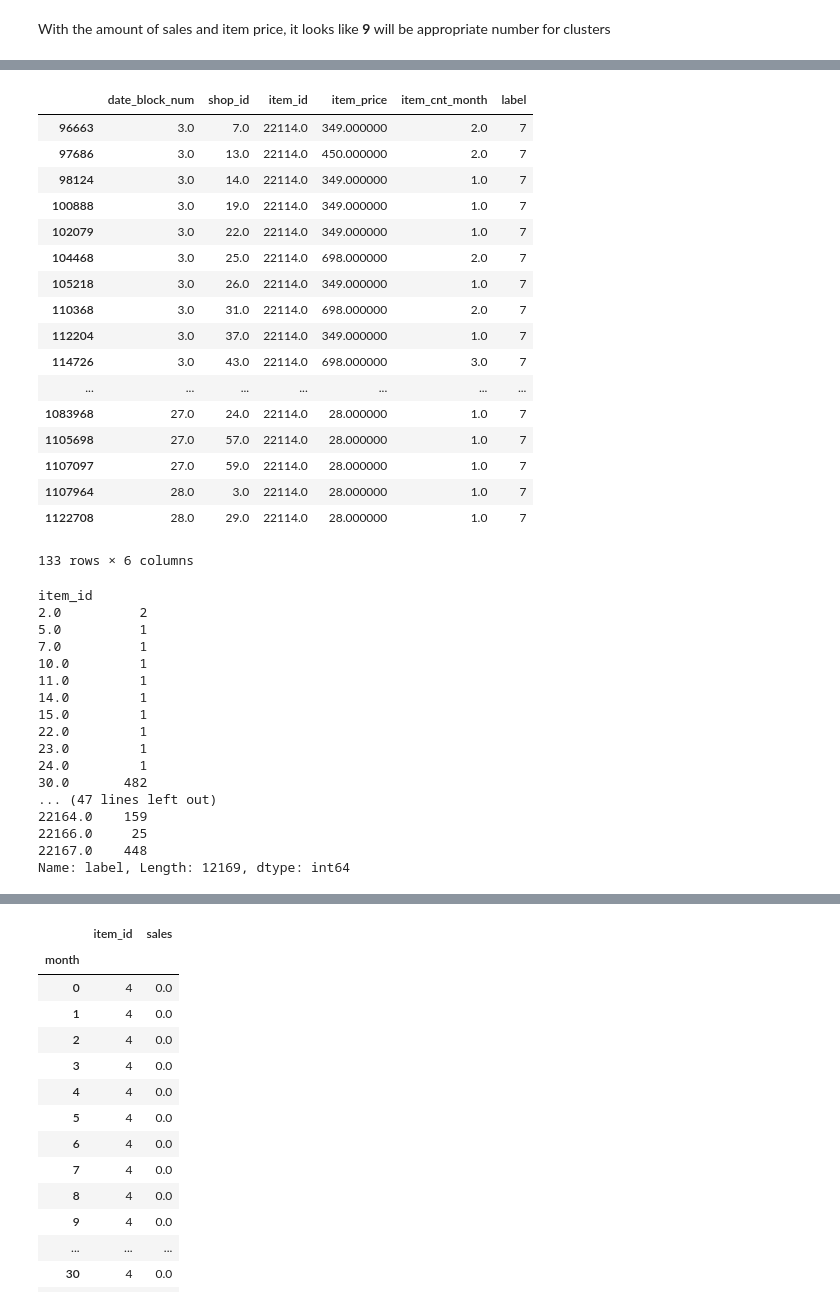
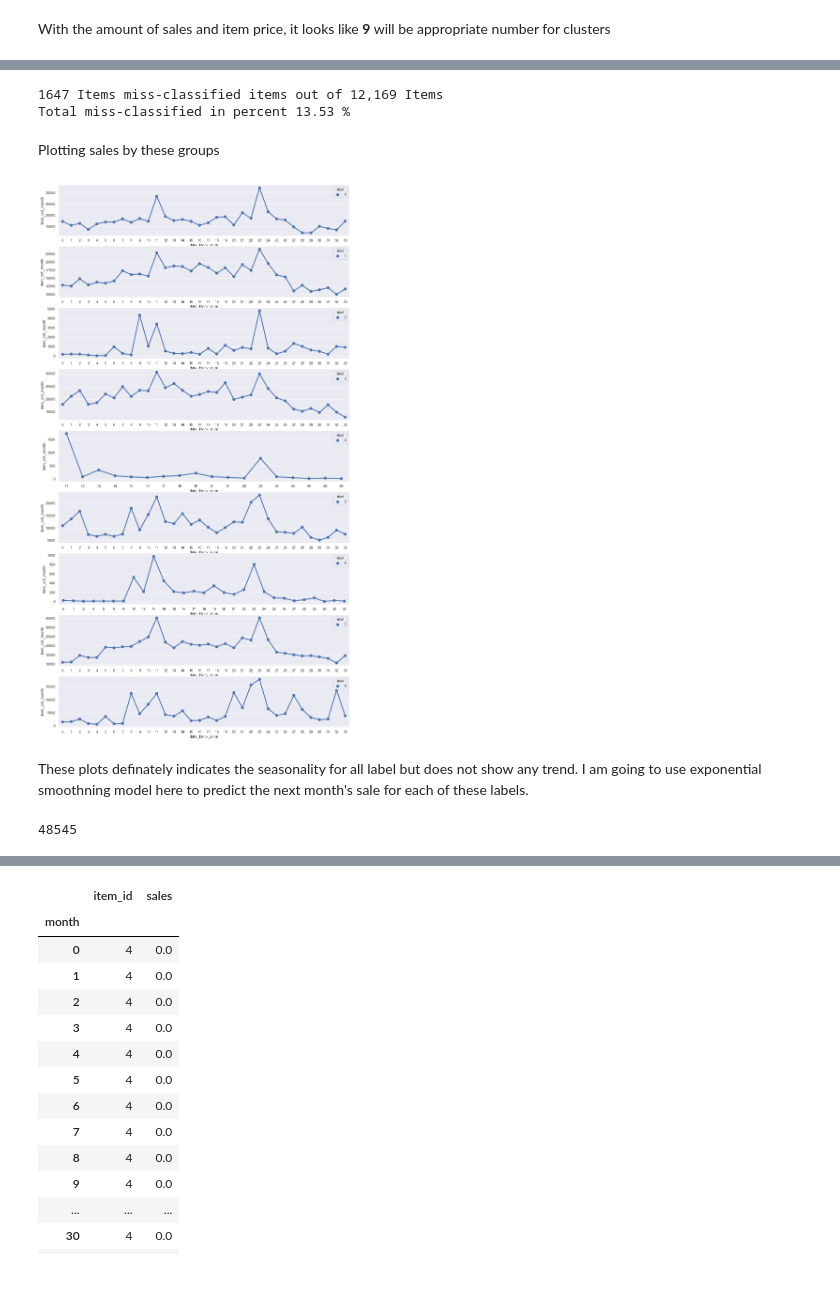
Before and after one commit to HellyJain/PredictFutureSales, a Jupyter notebook: Predict_Future_Sales.ipynb, the cells around one changed output, grey strips where cells are left out. Cells and saved outputs as stored; diff of their text form; code cells hidden in the pictures; blank space fills up the shorter version.

```diff
--- a/Predict_Future_Sales.ipynb
+++ b/Predict_Future_Sales.ipynb
@@ -521,46 +523,32 @@ kmeans = KMeans(n_clusters=9, random_state=0).fit(imputed_sales_month)
 # %%
 result= kmeans.labels_
 imputed_sales_month['label']=result
-# %%
-# item_by_category = imputed_sales_month[['item_id', 'label']].groupby(['item_id'])['label'].agg('count')
-imputed_sales_month[imputed_sales_month['item_id'] == 22114.0]
-# %% [output]
-|  | date_block_num | shop_id | item_id | item_price | item_cnt_month | label |
-| 96663 | 3.0 | 7.0 | 22114.0 | 349.000000 | 2.0 | 7 |
-| 97686 | 3.0 | 13.0 | 22114.0 | 450.000000 | 2.0 | 7 |
-| 98124 | 3.0 | 14.0 | 22114.0 | 349.000000 | 1.0 | 7 |
-| 100888 | 3.0 | 19.0 | 22114.0 | 349.000000 | 1.0 | 7 |
-| 102079 | 3.0 | 22.0 | 22114.0 | 349.000000 | 1.0 | 7 |
-| 104468 | 3.0 | 25.0 | 22114.0 | 698.000000 | 2.0 | 7 |
-| 105218 | 3.0 | 26.0 | 22114.0 | 349.000000 | 1.0 | 7 |
-| 110368 | 3.0 | 31.0 | 22114.0 | 698.000000 | 2.0 | 7 |
-| 112204 | 3.0 | 37.0 | 22114.0 | 349.000000 | 1.0 | 7 |
-| 114726 | 3.0 | 43.0 | 22114.0 | 698.000000 | 3.0 | 7 |
-| ... | ... | ... | ... | ... | ... | ... |
-| 1083968 | 27.0 | 24.0 | 22114.0 | 28.000000 | 1.0 | 7 |
-| 1105698 | 27.0 | 57.0 | 22114.0 | 28.000000 | 1.0 | 7 |
-| 1107097 | 27.0 | 59.0 | 22114.0 | 28.000000 | 1.0 | 7 |
-| 1107964 | 28.0 | 3.0 | 22114.0 | 28.000000 | 1.0 | 7 |
-| 1122708 | 28.0 | 29.0 | 22114.0 | 28.000000 | 1.0 | 7 |
-133 rows × 6 columns
-# %%
-item_by_category
-# %% [output]
-item_id
-2.0          2
-5.0          1
-7.0          1
-10.0         1
-11.0         1
-14.0         1
-15.0         1
-22.0         1
-23.0         1
-24.0         1
-30.0       482
-... (47 lines left out)
-22164.0    159
-22166.0     25
-22167.0    448
-Name: label, Length: 12169, dtype: int64
+# %%
+temp = imputed_sales_month.groupby('item_id')['label'].nunique()
+t = len(temp[temp != 1])
+print('{} Items miss-classified items out of 12,169 Items'.format(t))
+print('Total miss-classified in percent {} %'.format(round((t/12169)*100,2)))
+# %% [output]
+1647 Items miss-classified items out of 12,169 Items
+Total miss-classified in percent 13.53 %
+# %% [markdown]
+Plotting sales by these groups
+# %%
+imputed_sales_month['date_block_num'] = imputed_sales_month['date_block_num'].astype(np.int16)
+imputed_sales_month['item_id'] = imputed_sales_month['item_id'].astype(np.int16)
+salebygroup = pd.DataFrame(imputed_sales_month.groupby(['label','date_block_num'])['item_cnt_month'].sum().reset_index())
+fig, ax =plt.subplots(9,1)
+sns.set(rc={'figure.figsize':(16,30)})
+for i in range(9):
+    sns.pointplot(x='date_block_num', y='item_cnt_month', hue='label', data=salebygroup[salebygroup['label'] == i], ax=ax[i])
+# %% [output]
+[figure, added]
+# %% [markdown]
+These plots definately indicates the seasonality for all label but does not show any trend. I am going to use exponential smoothning model here to predict the next month's sale for each of these labels.
+# %%
+del temp
+del salebygroup
+gc.collect()
+# %% [output]
+48545
 # %%
```
Also changed, not shown: parts of 11 cells of this notebook.
